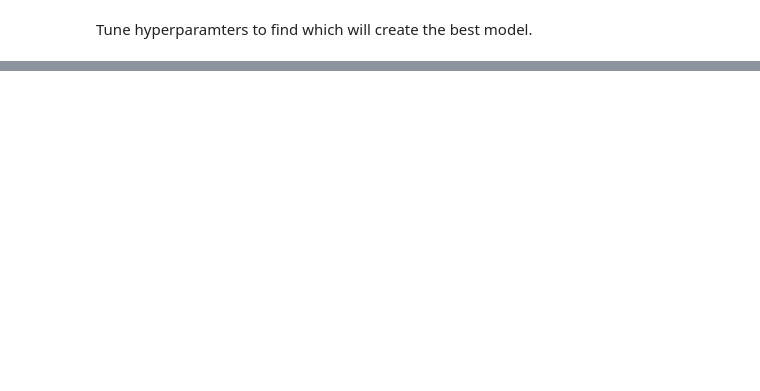
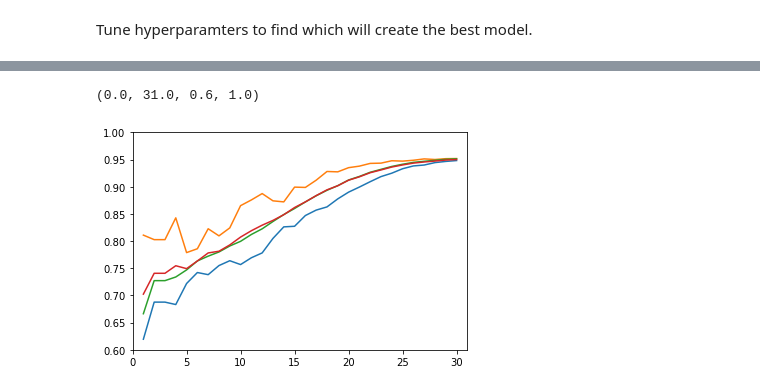
Before and after one commit to sreagan1/Semester2_Capstone_SageR, a Jupyter notebook: Tree Coverage Capstone.ipynb, the cells around one changed output, grey strips where cells are left out. Cells and saved outputs as stored; diff of their text form; code cells hidden in the pictures; blank space fills up the shorter version.

```diff
--- a/Tree Coverage Capstone.ipynb
+++ b/Tree Coverage Capstone.ipynb
@@ -155,2 +156,6 @@ F1 is :0.9534840442030077
 # %% [markdown]
 Tune hyperparamters to find which will create the best model.
+# %%
+params = {'max_depth':[4,5,6,7,8,9,10,11,12,15,20], 'min_samples_split':[2,20]}
+gridSearch = GridSearchCV(DecisionTreeClassifier(), param_grid=params, cv=5, scoring = 'precision')
+gridSearch.fit(X_train, y_train)
@@ -157,2 +187,26 @@ Tune hyperparamters to find which will create the best model.
+# %%
+# tune hyperparameters starting with max depth
+depth = np.arange(1,31,2)
+precision = []
+recall = []
+accuracy = []
+F1 = []
+for n in depth:
+    DTC = DecisionTreeClassifier(criterion = 'entropy', max_depth = n)
+    DT_model = DTC.fit(X_train, y_train)
+    predict_y = DTC.predict(X_test)
+    precision.append(precision_score(y_test, predict_y))
+    recall.append(recall_score(y_test, predict_y))
+    accuracy.append(accuracy_score(y_test, predict_y))
+    F1.append(f1_score(y_test, predict_y))
+# %%
+plt.plot(depth, precision, label = 'precision')
+plt.plot(depth, recall, label = 'recall')
+plt.plot(depth, accuracy, label = 'accuracy')
+plt.plot(depth, F1, label = 'F1')
+plt.axis([0,31,0.6,1])
+# %% [output]
+(0.0, 31.0, 0.6, 1.0)
+[figure, added]
 # %%
 # tune hyperparameters starting with max depth
```
Also changed, not shown: parts of 20 cells of this notebook.
